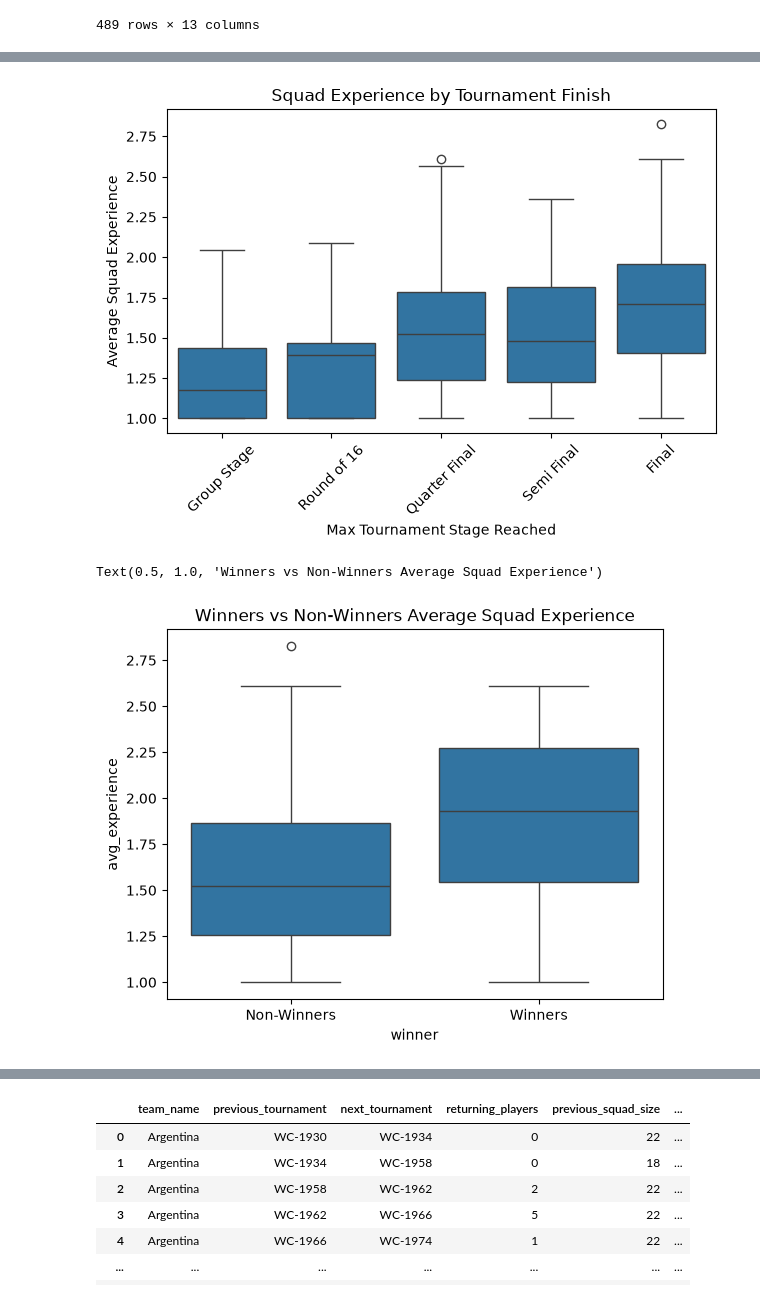
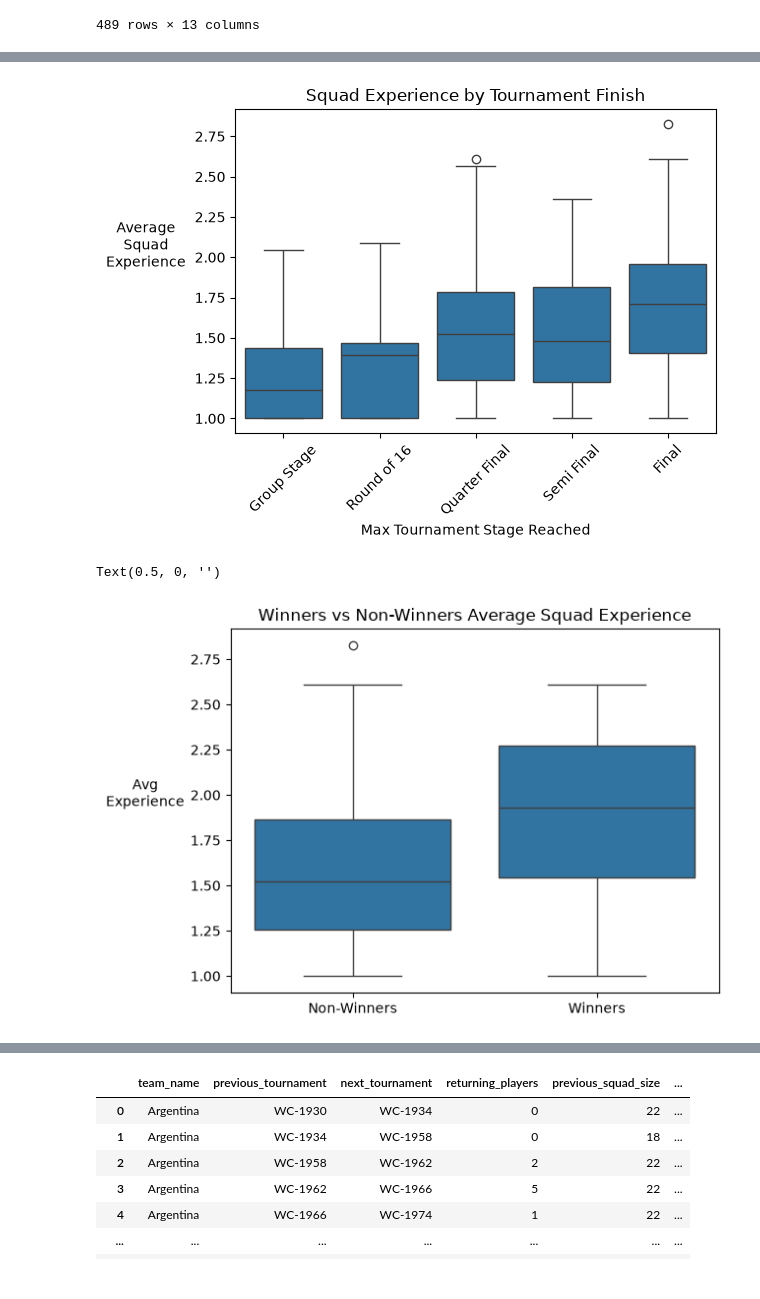
Before and after one commit to bev-amin/fifa-data-science, a Jupyter notebook: notebooks/01-exploration.ipynb, the cells around one changed output, grey strips where cells are left out. Cells and saved outputs as stored; diff of their text form; code cells hidden in the pictures.

```diff
--- a/notebooks/01-exploration.ipynb
+++ b/notebooks/01-exploration.ipynb
@@ -2115,20 +2108,22 @@ sns.boxplot(data=squad_exp_perform, x='max_stage_name', y='avg_experience', orde
 
 plt.xlabel('Max Tournament Stage Reached')
 plt.xticks(rotation=45)
-plt.ylabel('Average Squad Experience')
+plt.ylabel('Average\nSquad\nExperience',rotation=0, labelpad=35)
 plt.title('Squad Experience by Tournament Finish')
 plt.tight_layout()
 # %% [output]
-[figure, old version]
+[figure, new version]
 # %%
 winners_vs_exp = squad_exp_perform[['winner', 'avg_experience']]
 winners_vs_exp
 sns.boxplot(data=winners_vs_exp, x='winner', y='avg_experience')
 plt.xticks([0, 1], ['Non-Winners', 'Winners'])
 plt.title('Winners vs Non-Winners Average Squad Experience')
+plt.ylabel('Avg\nExperience', rotation=0, labelpad=33)
+plt.xlabel(None)
 # %% [output]
-Text(0.5, 1.0, 'Winners vs Non-Winners Average Squad Experience')
+Text(0.5, 0, '')
-[figure, old version]
+[figure, new version]
 # %%
 position_mix = (mens_squads.groupby(['team_name', 'tournament_id', 'position_name']).size().unstack(fill_value=0).reset_index())
 position_mix.sample(10)
```
Also changed, not shown: parts of 39 cells of this notebook.
